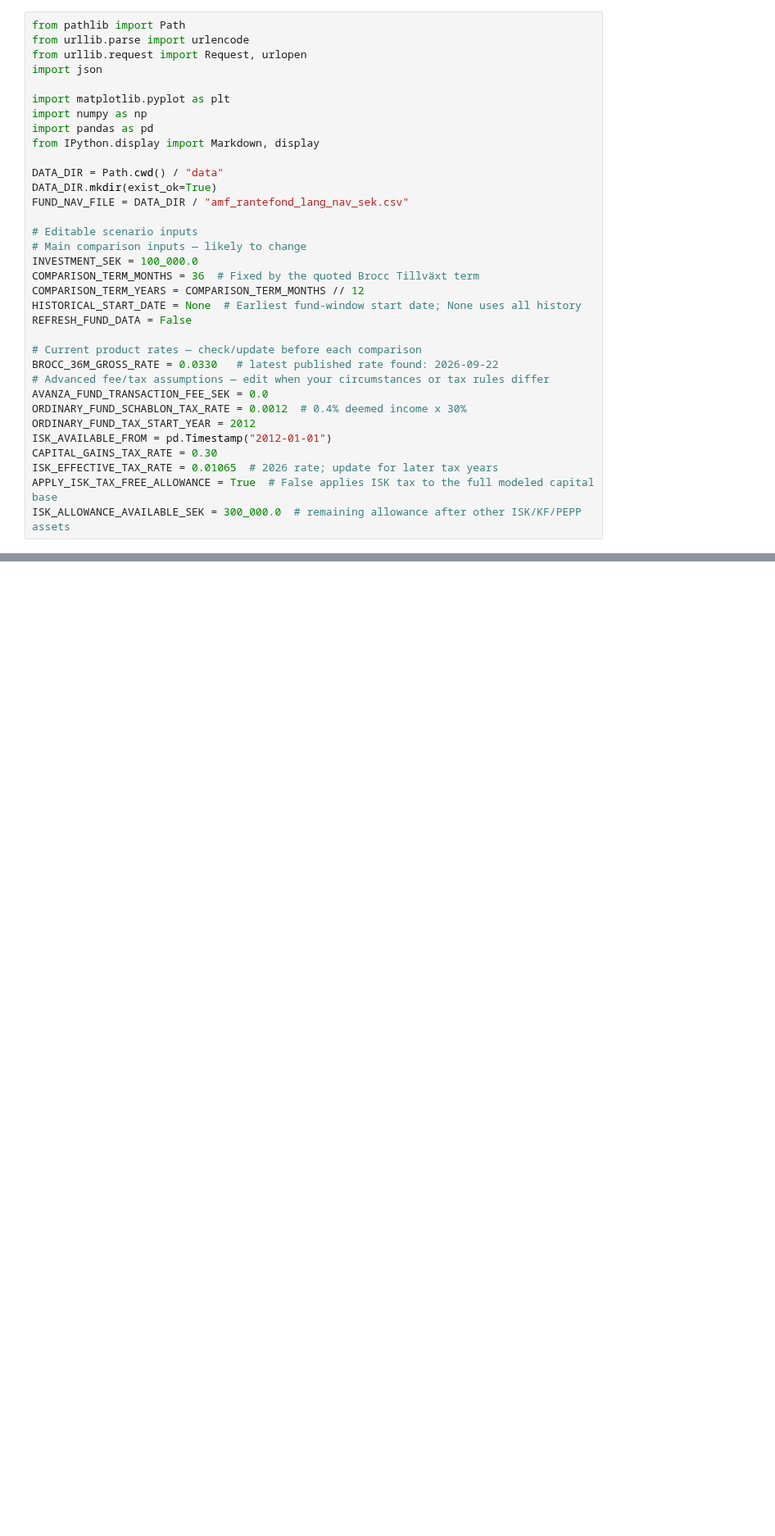
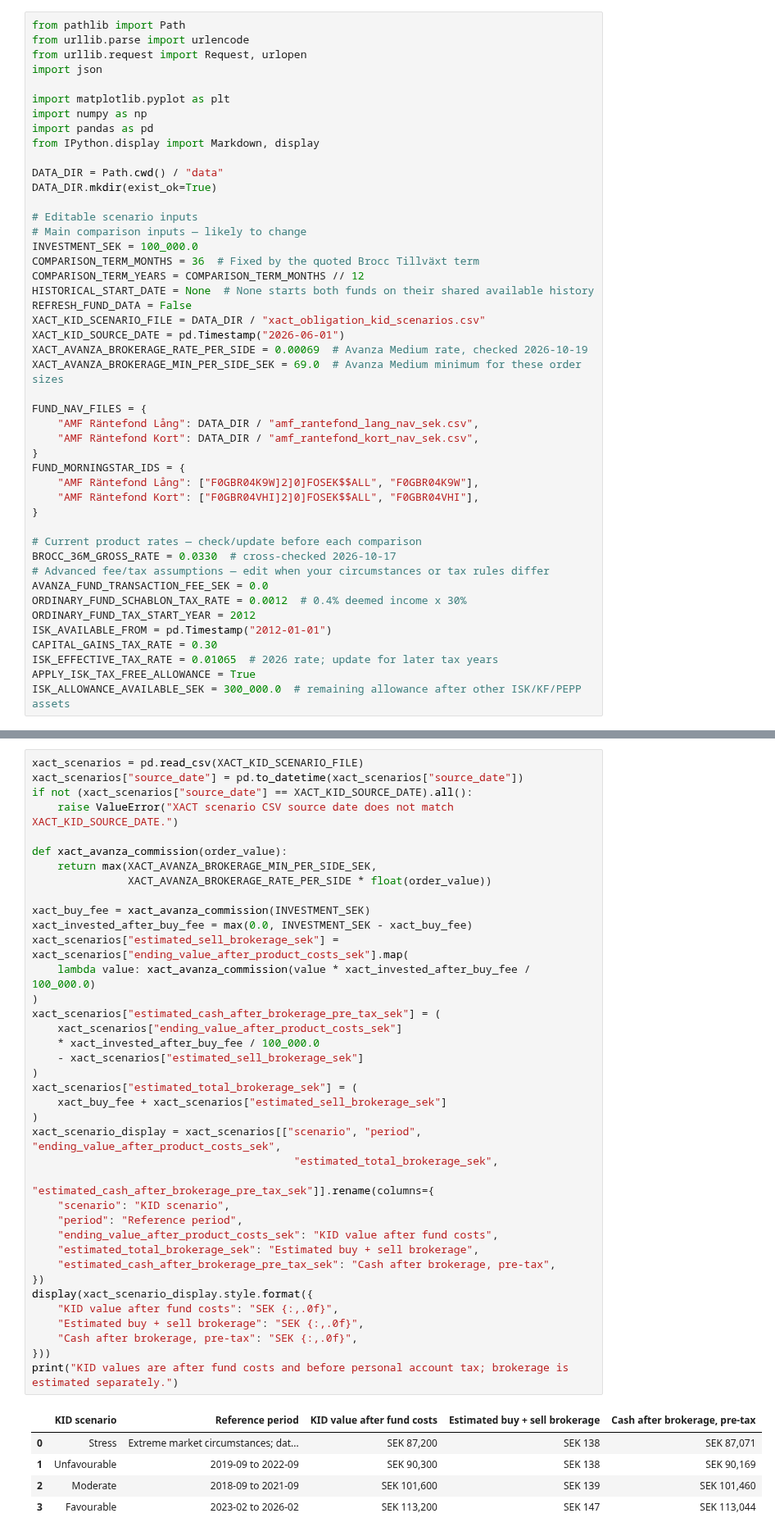
Before and after one commit to Davide-Zamboni/Swedish-Brokers-Comparison, a Jupyter notebook: brocc_vs_amf_rantefond_3y.ipynb, the cells around one changed output, grey strips where cells are left out. Shown at 82% size. Drawn from its saved outputs; the diff is of its cells as text; blank space fills up the shorter version.

```diff
--- a/brocc_vs_amf_rantefond_3y.ipynb
+++ b/brocc_vs_amf_rantefond_3y.ipynb
@@ -34,18 +39,30 @@ from IPython.display import Markdown, display
 
 DATA_DIR = Path.cwd() / "data"
 DATA_DIR.mkdir(exist_ok=True)
-FUND_NAV_FILE = DATA_DIR / "amf_rantefond_lang_nav_sek.csv"
 
 # Editable scenario inputs
 # Main comparison inputs — likely to change
 INVESTMENT_SEK = 100_000.0
 COMPARISON_TERM_MONTHS = 36  # Fixed by the quoted Brocc Tillväxt term
 COMPARISON_TERM_YEARS = COMPARISON_TERM_MONTHS // 12
-HISTORICAL_START_DATE = None  # Earliest fund-window start date; None uses all history
+HISTORICAL_START_DATE = None  # None starts both funds on their shared available history
 REFRESH_FUND_DATA = False
+XACT_KID_SCENARIO_FILE = DATA_DIR / "xact_obligation_kid_scenarios.csv"
+XACT_KID_SOURCE_DATE = pd.Timestamp("2026-06-01")
+XACT_AVANZA_BROKERAGE_RATE_PER_SIDE = 0.00069  # Avanza Medium rate, checked 2026-10-19
+XACT_AVANZA_BROKERAGE_MIN_PER_SIDE_SEK = 69.0  # Avanza Medium minimum for these order sizes
+
+FUND_NAV_FILES = {
+    "AMF Räntefond Lång": DATA_DIR / "amf_rantefond_lang_nav_sek.csv",
+    "AMF Räntefond Kort": DATA_DIR / "amf_rantefond_kort_nav_sek.csv",
+}
+FUND_MORNINGSTAR_IDS = {
+    "AMF Räntefond Lång": ["F0GBR04K9W]2]0]FOSEK$$ALL", "F0GBR04K9W"],
+    "AMF Räntefond Kort": ["F0GBR04VHI]2]0]FOSEK$$ALL", "F0GBR04VHI"],
+}
 
 # Current product rates — check/update before each comparison
-BROCC_36M_GROSS_RATE = 0.0330   # latest published rate found: 2026-09-22
+BROCC_36M_GROSS_RATE = 0.0330  # cross-checked 2026-10-17
 # Advanced fee/tax assumptions — edit when your circumstances or tax rules differ
 AVANZA_FUND_TRANSACTION_FEE_SEK = 0.0
 ORDINARY_FUND_SCHABLON_TAX_RATE = 0.0012  # 0.4% deemed income x 30%
@@ -53,6 +70,6 @@ ORDINARY_FUND_TAX_START_YEAR = 2012
 ISK_AVAILABLE_FROM = pd.Timestamp("2012-01-01")
 CAPITAL_GAINS_TAX_RATE = 0.30
 ISK_EFFECTIVE_TAX_RATE = 0.01065  # 2026 rate; update for later tax years
-APPLY_ISK_TAX_FREE_ALLOWANCE = True  # False applies ISK tax to the full modeled capital base
+APPLY_ISK_TAX_FREE_ALLOWANCE = True
 ISK_ALLOWANCE_AVAILABLE_SEK = 300_000.0  # remaining allowance after other ISK/KF/PEPP assets
 # %% [markdown]
@@ -274,0 +384,44 @@ Historical windows run from 2000-01-03 to 2026-09-22.
+# %%
+xact_scenarios = pd.read_csv(XACT_KID_SCENARIO_FILE)
+xact_scenarios["source_date"] = pd.to_datetime(xact_scenarios["source_date"])
+if not (xact_scenarios["source_date"] == XACT_KID_SOURCE_DATE).all():
+    raise ValueError("XACT scenario CSV source date does not match XACT_KID_SOURCE_DATE.")
+
+def xact_avanza_commission(order_value):
+    return max(XACT_AVANZA_BROKERAGE_MIN_PER_SIDE_SEK,
+               XACT_AVANZA_BROKERAGE_RATE_PER_SIDE * float(order_value))
+
+xact_buy_fee = xact_avanza_commission(INVESTMENT_SEK)
+xact_invested_after_buy_fee = max(0.0, INVESTMENT_SEK - xact_buy_fee)
+xact_scenarios["estimated_sell_brokerage_sek"] = xact_scenarios["ending_value_after_product_costs_sek"].map(
+    lambda value: xact_avanza_commission(value * xact_invested_after_buy_fee / 100_000.0)
+)
+xact_scenarios["estimated_cash_after_brokerage_pre_tax_sek"] = (
+    xact_scenarios["ending_value_after_product_costs_sek"]
+    * xact_invested_after_buy_fee / 100_000.0
+    - xact_scenarios["estimated_sell_brokerage_sek"]
+)
+xact_scenarios["estimated_total_brokerage_sek"] = (
+    xact_buy_fee + xact_scenarios["estimated_sell_brokerage_sek"]
+)
+xact_scenario_display = xact_scenarios[["scenario", "period", "ending_value_after_product_costs_sek",
+                                         "estimated_total_brokerage_sek",
+                                         "estimated_cash_after_brokerage_pre_tax_sek"]].rename(columns={
+    "scenario": "KID scenario",
+    "period": "Reference period",
+    "ending_value_after_product_costs_sek": "KID value after fund costs",
+    "estimated_total_brokerage_sek": "Estimated buy + sell brokerage",
+    "estimated_cash_after_brokerage_pre_tax_sek": "Cash after brokerage, pre-tax",
+})
+display(xact_scenario_display.style.format({
+    "KID value after fund costs": "SEK {:,.0f}",
+    "Estimated buy + sell brokerage": "SEK {:,.0f}",
+    "Cash after brokerage, pre-tax": "SEK {:,.0f}",
+}))
+print("KID values are after fund costs and before personal account tax; brokerage is estimated separately.")
+# %% [output]
+|  | KID scenario | Reference period | KID value after fund costs | Estimated buy + sell brokerage | Cash after brokerage, pre-tax |
+| 0 | Stress | Extreme market circumstances; dat... | SEK 87,200 | SEK 138 | SEK 87,071 |
+| 1 | Unfavourable | 2019-09 to 2022-09 | SEK 90,300 | SEK 138 | SEK 90,169 |
+| 2 | Moderate | 2018-09 to 2021-09 | SEK 101,600 | SEK 139 | SEK 101,460 |
+| 3 | Favourable | 2023-02 to 2026-02 | SEK 113,200 | SEK 147 | SEK 113,044 |
```
Also changed, not shown: parts of 13 cells of this notebook, 2 other files.
